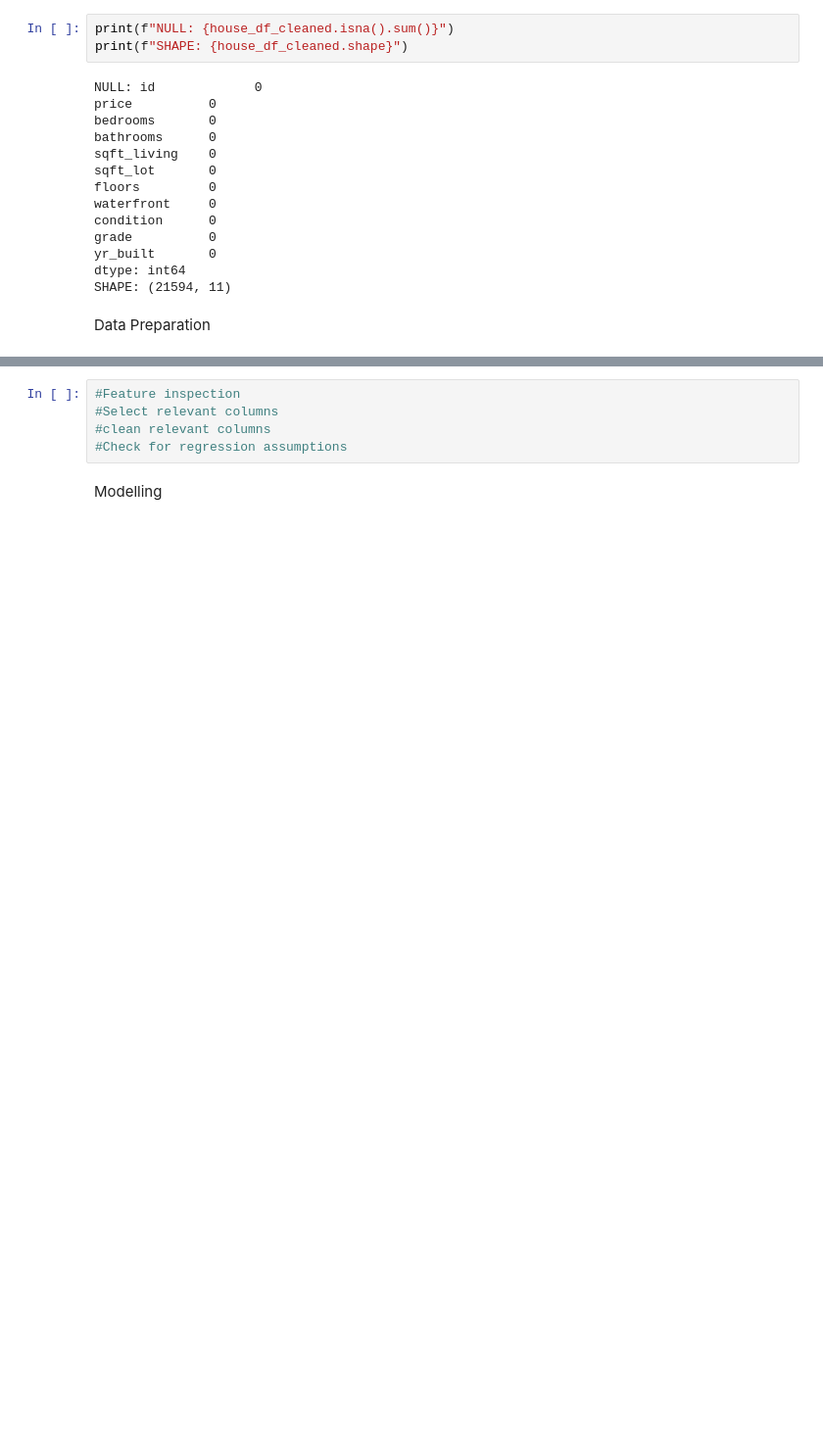
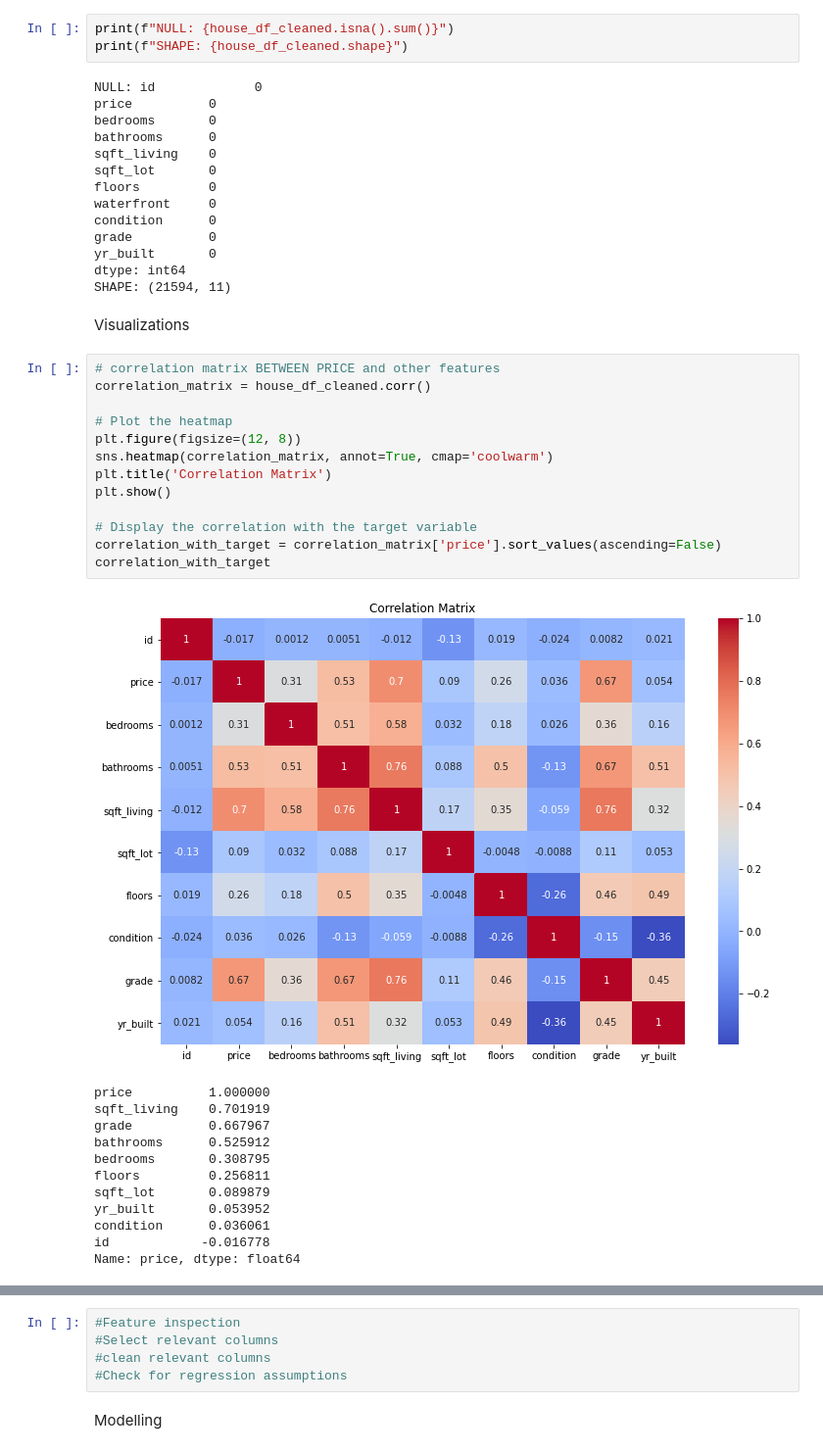
Before and after one commit to ANGI3MAINA/King-County-Housing-Analysis, a Jupyter notebook: Data/Work/George.ipynb, the cells around one changed output, grey strips where cells are left out. Shown: that part at 98% size. Cells and saved outputs as stored; diff of their text form; blank space fills up the shorter version.

```diff
--- a/Data/Work/George.ipynb
+++ b/Data/Work/George.ipynb
@@ -148,5 +148,31 @@ grade          0
 yr_built       0
 dtype: int64
 SHAPE: (21594, 11)
-# %% [markdown]
-Data Preparation
+# %% [markdown]
+Visualizations
+# %%
+# correlation matrix BETWEEN PRICE and other features
+correlation_matrix = house_df_cleaned.corr()
+
+# Plot the heatmap
+plt.figure(figsize=(12, 8))
+sns.heatmap(correlation_matrix, annot=True, cmap='coolwarm')
+plt.title('Correlation Matrix')
+plt.show()
+
+# Display the correlation with the target variable
+correlation_with_target = correlation_matrix['price'].sort_values(ascending=False)
+correlation_with_target
+# %% [output]
+[figure, added]
+price          1.000000
+sqft_living    0.701919
+grade          0.667967
+bathrooms      0.525912
+bedrooms       0.308795
+floors         0.256811
+sqft_lot       0.089879
+yr_built       0.053952
+condition      0.036061
+id            -0.016778
+Name: price, dtype: float64
```
Also changed, not shown: parts of 12 cells of this notebook.
